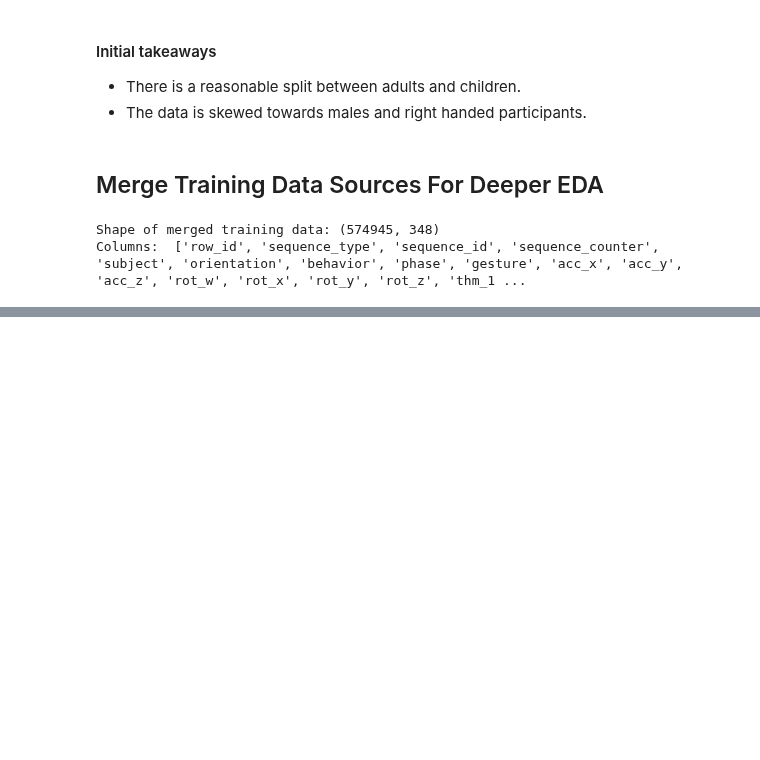
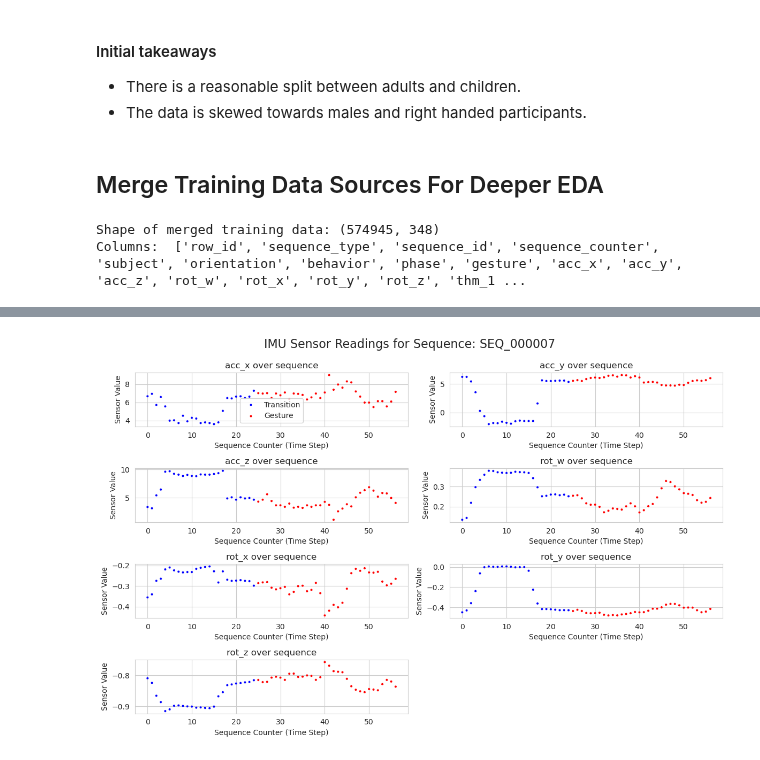
Before and after one commit to bachaudhry/kaggle-cmi-detect-behavior, a Jupyter notebook: 01-initial.ipynb, the cells around one changed output, grey strips where cells are left out. Saved outputs shown, nothing was run; the diff lists cells and outputs as text; code cells hidden in the pictures; blank space fills up the shorter version.

```diff
--- a/01-initial.ipynb
+++ b/01-initial.ipynb
@@ -275,0 +316,24 @@ display_all(train_full.head())
+# %%
+# Visualizing a single sequence
+sample_seq = train_full['sequence_id'].iloc[10]
+seq_data = train_full[train_full['sequence_id'] == sample_seq]
+
+# Columns to plot for IMU sensors
+imu_cols = ['acc_x', 'acc_y', 'acc_z', 'rot_w', 'rot_x', 'rot_y', 'rot_z']
+phase_colors = {'Transition': 'blue', 'Pause': 'green', 'Gesture': 'red'}
+
+plt.suptitle(f'IMU Sensor Readings for Sequence: {sample_seq}', fontsize=16, y=0.95)
+
+for i, col in enumerate(imu_cols):
+    plt.subplot(4, 2, i+1)
+    sns.scatterplot(data=seq_data, x='sequence_counter', y=col, hue='phase',
+                    palette=phase_colors, s=10)
+    plt.title(f'{col} over sequence')
+    plt.xlabel('Sequence Counter (Time Step)')
+    plt.ylabel('Sensor Value')
+    plt.legend().set_visible(i==0) # Only show legend on the first plot
+
+plt.tight_layout(rect=[0, 0, 1, 0.96])
+plt.show();
+# %% [output]
+[figure, added]
```
Also changed, not shown: parts of 2 cells of this notebook.
